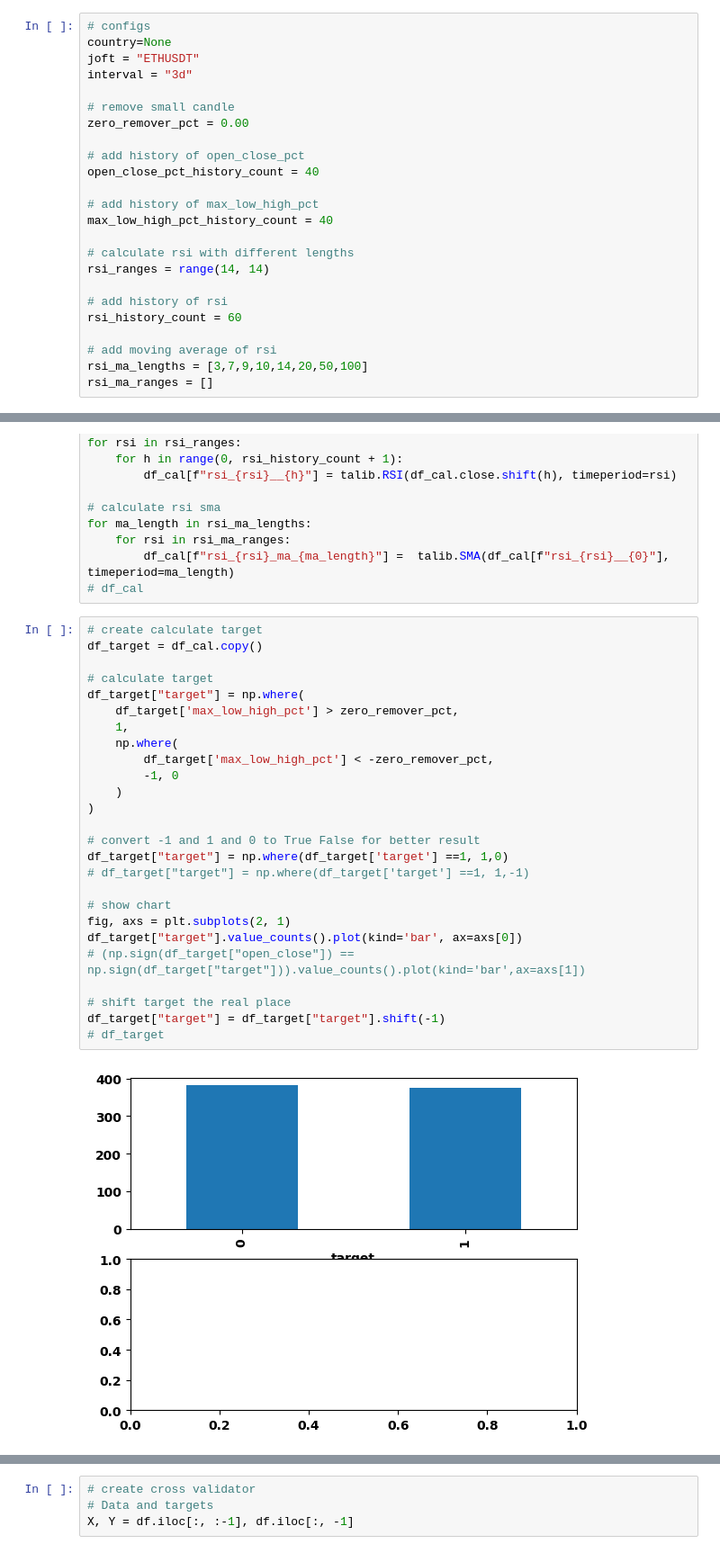
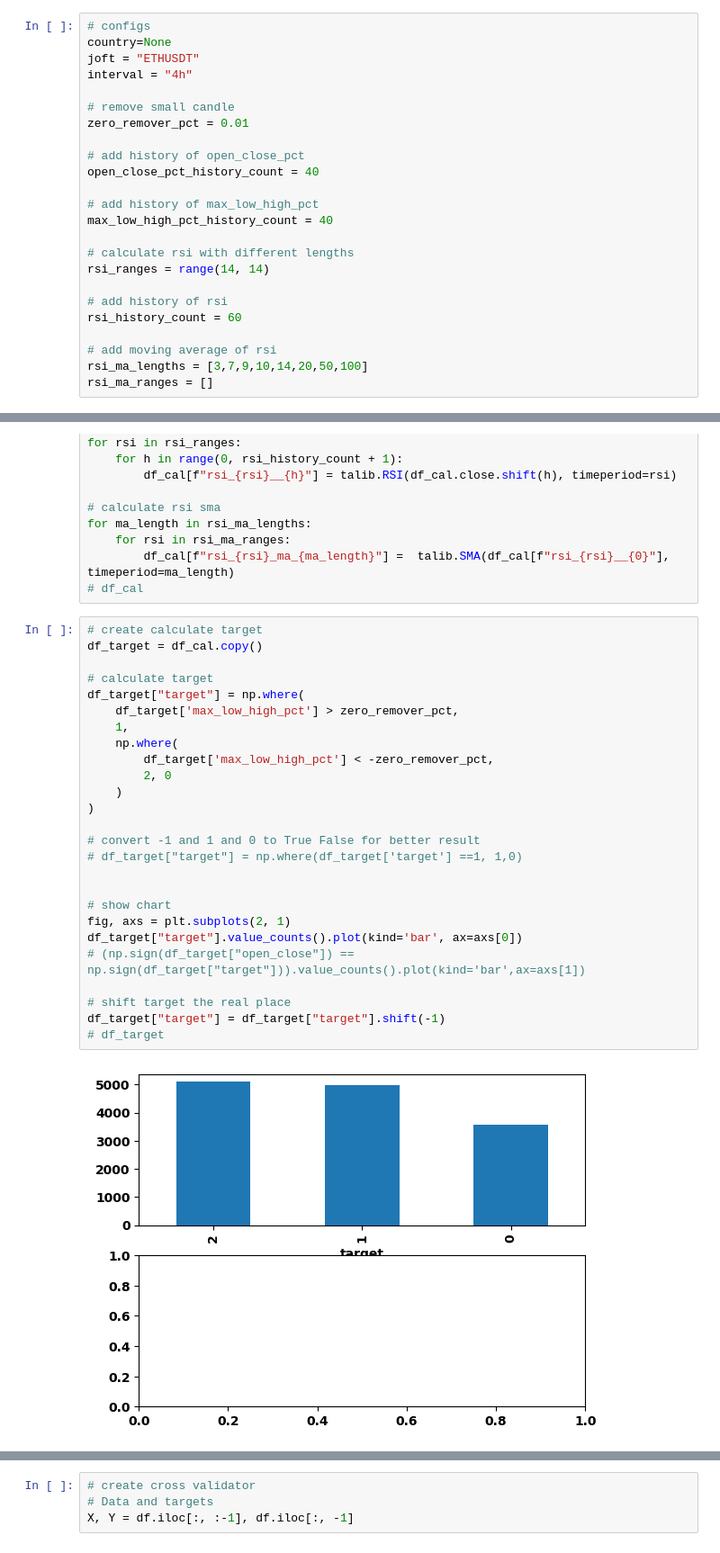
Before and after one commit to webneshin/ML_learning, a Jupyter notebook: 000_practise/models/006 - XGBClassifier.ipynb, the cells around one changed output, grey strips where cells are left out. Shown at 90% size. Saved outputs shown, nothing was run; the diff lists cells and outputs as text.

```diff
--- a/000_practise/models/006 - XGBClassifier.ipynb
+++ b/000_practise/models/006 - XGBClassifier.ipynb
@@ -14,10 +15,10 @@ from main_funcs import get_and_update_data
 # configs
 country=None
 joft = "ETHUSDT"
-interval = "3d"
+interval = "4h"
 
 # remove small candle
-zero_remover_pct = 0.00
+zero_remover_pct = 0.01
 
 # add history of open_close_pct
 open_close_pct_history_count = 40
@@ -97,31 +98,31 @@ for ma_length in rsi_ma_lengths:
 # %%
 # create calculate target
 df_target = df_cal.copy()
 
 # calculate target
 df_target["target"] = np.where(
     df_target['max_low_high_pct'] > zero_remover_pct,
     1,
     np.where(
         df_target['max_low_high_pct'] < -zero_remover_pct,
-        -1, 0
+        2, 0
     )
 )
 
 # convert -1 and 1 and 0 to True False for better result
-df_target["target"] = np.where(df_target['target'] ==1, 1,0)
-# df_target["target"] = np.where(df_target['target'] ==1, 1,-1)
+# df_target["target"] = np.where(df_target['target'] ==1, 1,0)
+
 
 # show chart
 fig, axs = plt.subplots(2, 1)
 df_target["target"].value_counts().plot(kind='bar', ax=axs[0])
 # (np.sign(df_target["open_close"]) == np.sign(df_target["target"])).value_counts().plot(kind='bar',ax=axs[1])
 
 # shift target the real place
 df_target["target"] = df_target["target"].shift(-1)
 # df_target
 # %% [output]
-[figure, old version]
+[figure, new version]
 # %%
 # clean data
 df = df_target.copy()
```
Also changed, not shown: parts of 5 cells of this notebook.
